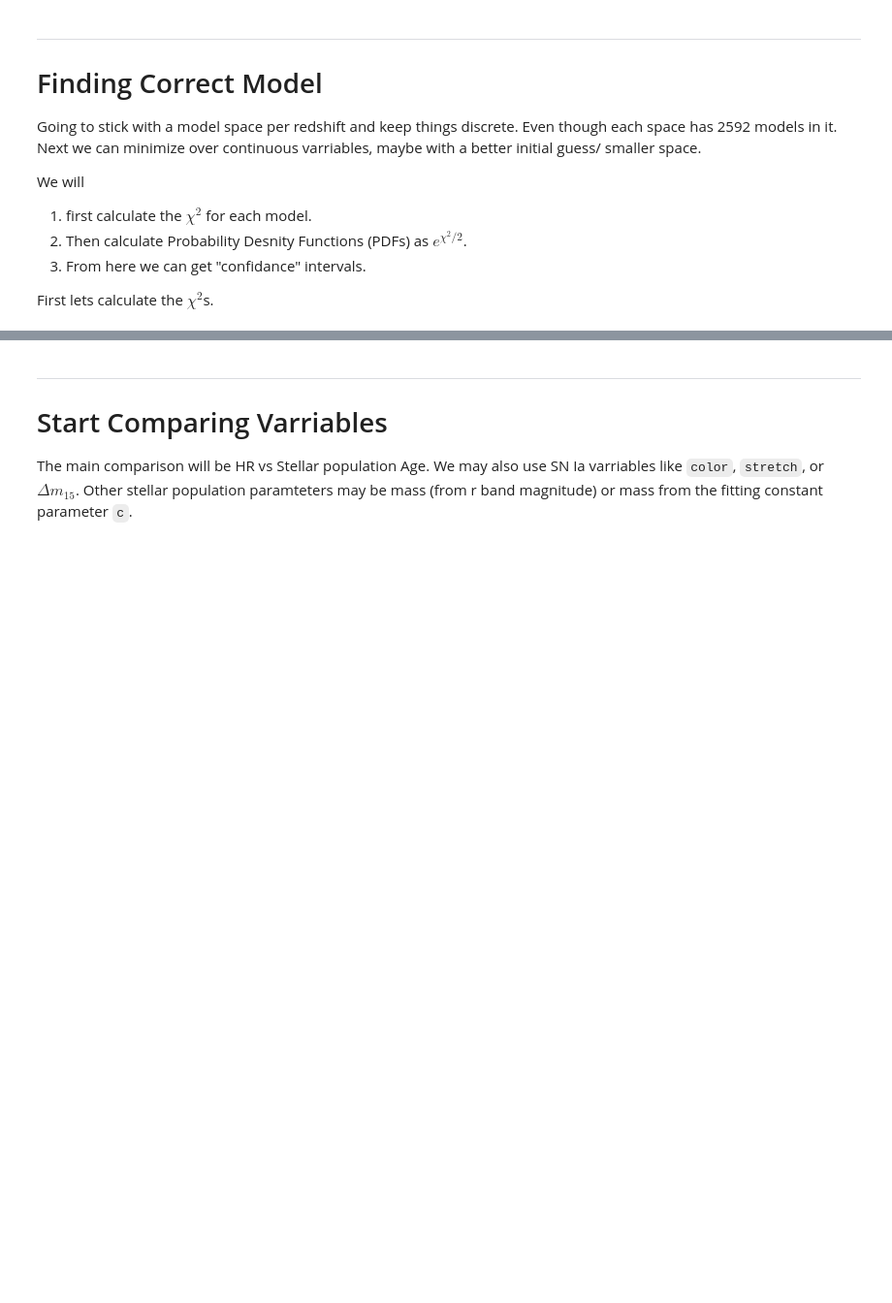
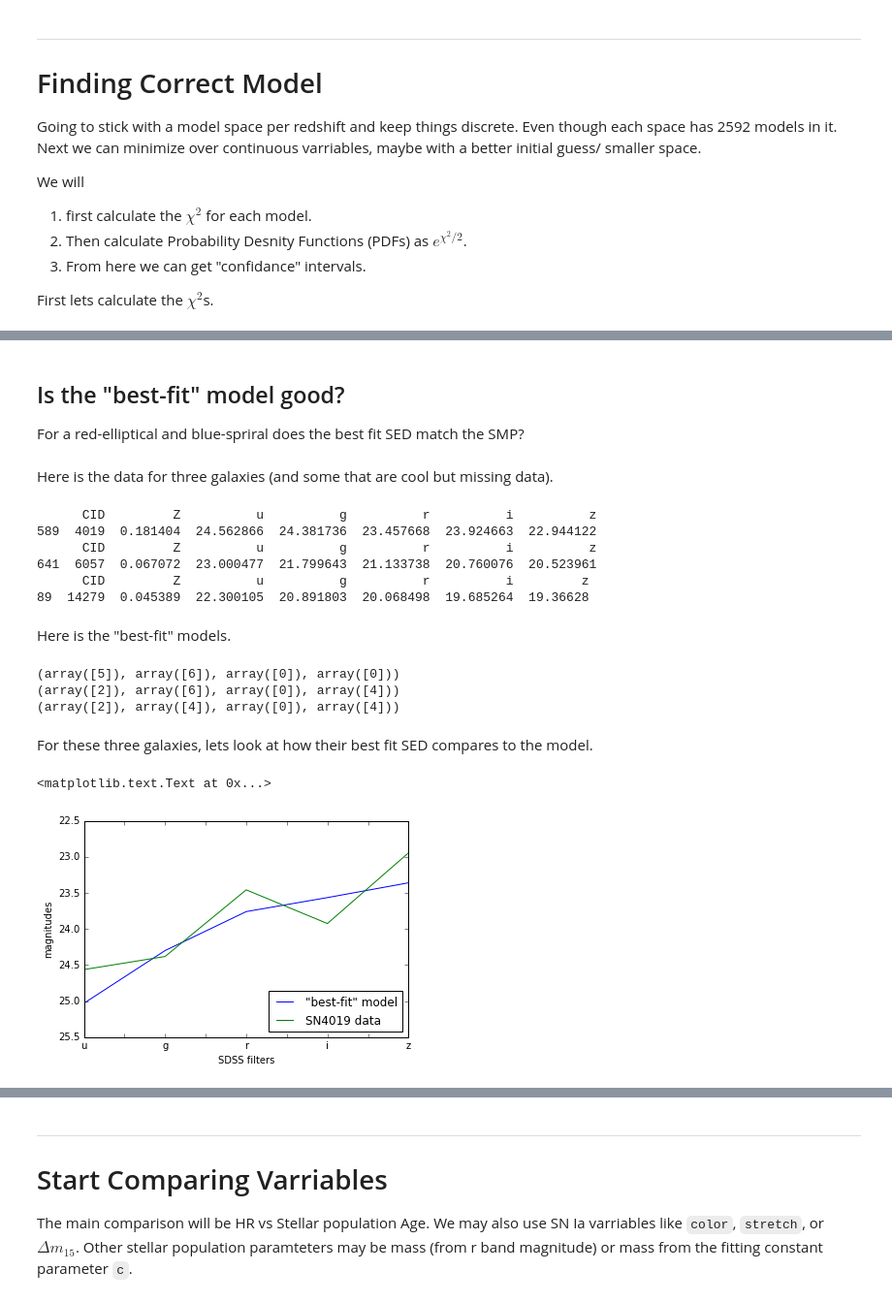
Before and after one commit to benjaminrose/HST-Snapshots, a Jupyter notebook: 2016-10-31 Comparing SMP with SN variables.ipynb, the cells around one changed output, grey strips where cells are left out. Shown at 97% size. Drawn from its saved outputs; the diff is of its cells as text; code cells hidden in the pictures; blank space fills up the shorter version.

```diff
--- a/2016-10-31 Comparing SMP with SN variables.ipynb
+++ b/2016-10-31 Comparing SMP with SN variables.ipynb
@@ -446,0 +596,72 @@ chisquare(18, a[0,0,0,0], SNIaCam.loc[0, ['u', 'u uncert', 'g', 'g uncert', 'r',
+# %% [markdown]
+## Is the "best-fit" model good?
+
+For a red-elliptical and blue-spriral does the best fit SED match the SMP?
+# %% [markdown]
+Here is the data for three galaxies (and some that are cool but missing data).
+# %%
+print(SNIaCam[SNIaCam['CID']==4019][['CID', 'Z', 'u', 'g', 'r', 'i', 'z']]) #small spiral
+print(SNIaCam[SNIaCam['CID']==6057][['CID', 'Z', 'u', 'g', 'r', 'i', 'z']]) #spiral
+print(SNIaCam[SNIaCam['CID']==14279][['CID', 'Z', 'u', 'g', 'r', 'i', 'z']]) #elliptical?
+# SNIaCam[SNIaCam['CID']==17886][['u', 'g', 'r', 'i', 'z']] #large elliptical, not in Campbell
+# SNIaCam[SNIaCam['CID']==19323][['u', 'g', 'r', 'i', 'z']] # spiral, not in Campbell
+# SNIaCam[SNIaCam['CID']==12930][['u', 'g', 'r', 'i', 'z']] # spiral, not in Campbell12930
+# %% [output]
+      CID         Z          u          g          r          i          z
+589  4019  0.181404  24.562866  24.381736  23.457668  23.924663  22.944122
+      CID         Z          u          g          r          i          z
+641  6057  0.067072  23.000477  21.799643  21.133738  20.760076  20.523961
+      CID         Z          u          g          r          i         z
+89  14279  0.045389  22.300105  20.891803  20.068498  19.685264  19.36628
+# %% [markdown]
+Here is the "best-fit" models.
+# %%
+#`.astype('float') forced the full sig figs to come out
+redshift = [SNIaCam[SNIaCam['CID']==4019]['Z'].astype('float').values[0],
+            SNIaCam[SNIaCam['CID']==6057]['Z'].astype('float').values[0],
+            SNIaCam[SNIaCam['CID']==14279]['Z'].astype('float').values[0]]
+
+fileName = 'resources/fspsModelSpace/fspsModelSpace_{}.csv'.format(redshift[0])
+modelMatrix0 = readModelSpace(fileName)
+fileName = 'resources/fspsModelChi2/fspsModelChi2_{}.csv'.format(redshift[0])
+chiMatrix0 = readModelSpace(fileName)
+fileName = 'resources/fspsModelC/fspsModelC_{}.csv'.format(redshift[0])
+cMatrix0 = readModelSpace(fileName)
+print(np.where(chiMatrix0 == chiMatrix0.min()))
+
+fileName = 'resources/fspsModelSpace/fspsModelSpace_{}.csv'.format(redshift[1])
+modelMatrix1 = readModelSpace(fileName)
+fileName = 'resources/fspsModelChi2/fspsModelChi2_{}.csv'.format(redshift[1])
+chiMatrix1 = readModelSpace(fileName)
+fileName = 'resources/fspsModelC/fspsModelC_{}.csv'.format(redshift[1])
+cMatrix1 = readModelSpace(fileName)
+print(np.where(chiMatrix1 == chiMatrix1.min()))
+
+fileName = 'resources/fspsModelSpace/fspsModelSpace_{}.csv'.format(redshift[2])
+modelMatrix2 = readModelSpace(fileName)
+fileName = 'resources/fspsModelChi2/fspsModelChi2_{}.csv'.format(redshift[2])
+chiMatrix2 = readModelSpace(fileName)
+fileName = 'resources/fspsModelC/fspsModelC_{}.csv'.format(redshift[2])
+cMatrix2 = readModelSpace(fileName)
+print(np.where(chiMatrix2 == chiMatrix2.min()))
+# %% [output]
+(array([5]), array([6]), array([0]), array([0]))
+(array([2]), array([6]), array([0]), array([4]))
+(array([2]), array([4]), array([0]), array([4]))
+# %% [markdown]
+For these three galaxies, lets look at how their best fit SED compares to the model.
+# %%
+fig = plt.figure('SN 4019')
+ax1 = fig.add_subplot(111)
+ax1.plot(modelMatrix0[5,6,0,0,:]+cMatrix0[5,6,0,0], label='"best-fit" model')
+# ax1.plot(modelMatrix0[0,1,7,3,:]-26.7857055664, label='"best-fit" model 2')
+ax1.plot(SNIaCam[SNIaCam['CID']==4019][['u', 'g', 'r', 'i', 'z']].values[0], label='SN4019 data')
+ax1.set_xticklabels(['u','','g','','r','','i','','z'])
+ax1.legend(loc=4)
+
+plt.gca().invert_yaxis()
+plt.ylabel('magnitudes')
+plt.xlabel('SDSS filters')
+# %% [output]
+<matplotlib.text.Text at 0x...>
+[figure, added]
```
Also changed, not shown: parts of 22 cells of this notebook, 6 other files.
